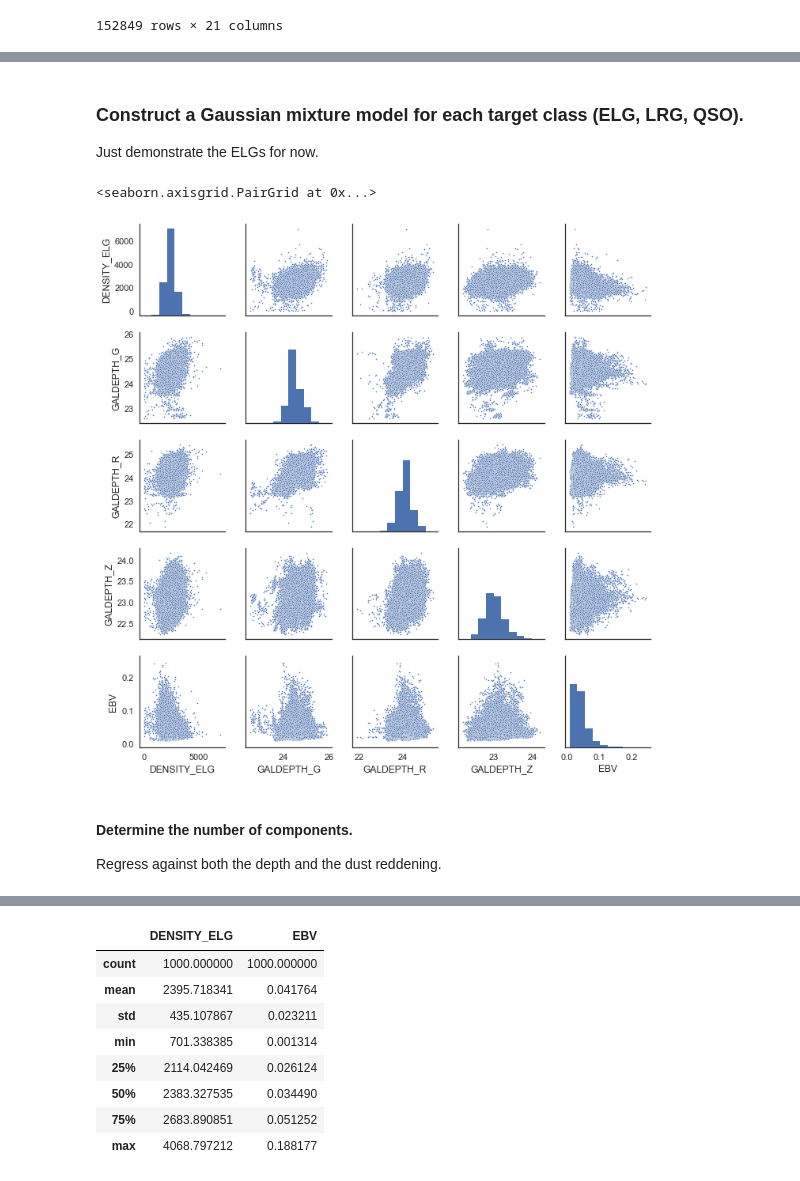
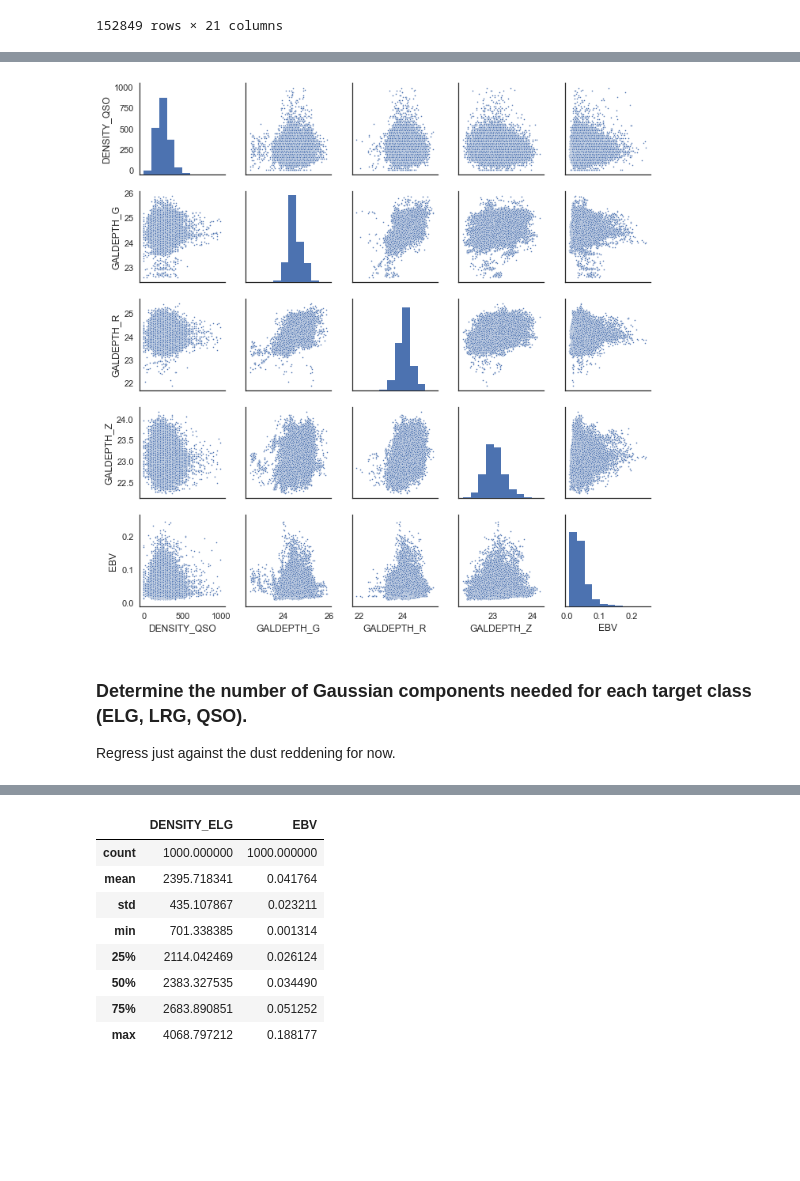
Before and after one commit to desihub/desitarget, a Jupyter notebook: doc/nb/target-fluctuations.ipynb, the cells around one changed output, grey strips where cells are left out. Drawn from its saved outputs; the diff is of its cells as text; code cells hidden in the pictures; blank space fills up the shorter version.

```diff
--- a/doc/nb/target-fluctuations.ipynb
+++ b/doc/nb/target-fluctuations.ipynb
@@ -60,3 +79,7 @@ There are 42790 / 152849 healpixels with >=3 exposures in grz.
+# %%
+pairplot('QSO')
+# %% [output]
+[figure, added]
 # %% [markdown]
-### Construct a Gaussian mixture model for each target class (ELG, LRG, QSO).
-Just demonstrate the ELGs for now.
+### Determine the number of Gaussian components needed for each target class (ELG, LRG, QSO).
+Regress just against the dust reddening for now.
@@ -68,8 +85,0 @@ cols = ['DENSITY_{}'.format(target), 'GALDEPTH_G', 'GALDEPTH_R', 'GALDEPTH_Z', '
-# %%
-sns.pairplot(info, vars=cols, diag_kind='hist', plot_kws={'s': 3}, size=2)
-# %% [output]
-<seaborn.axisgrid.PairGrid at 0x...>
-[figure, removed]
-# %% [markdown]
-#### Determine the number of components.
-Regress against both the depth and the dust reddening.
```
Also changed, not shown: parts of 21 cells of this notebook.
